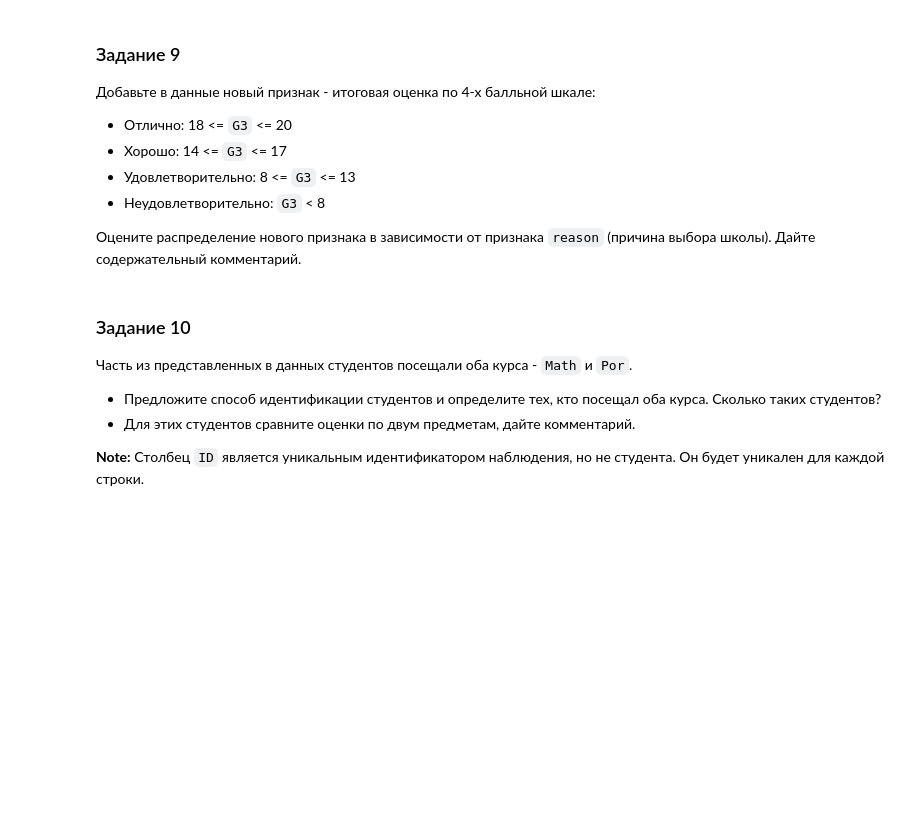
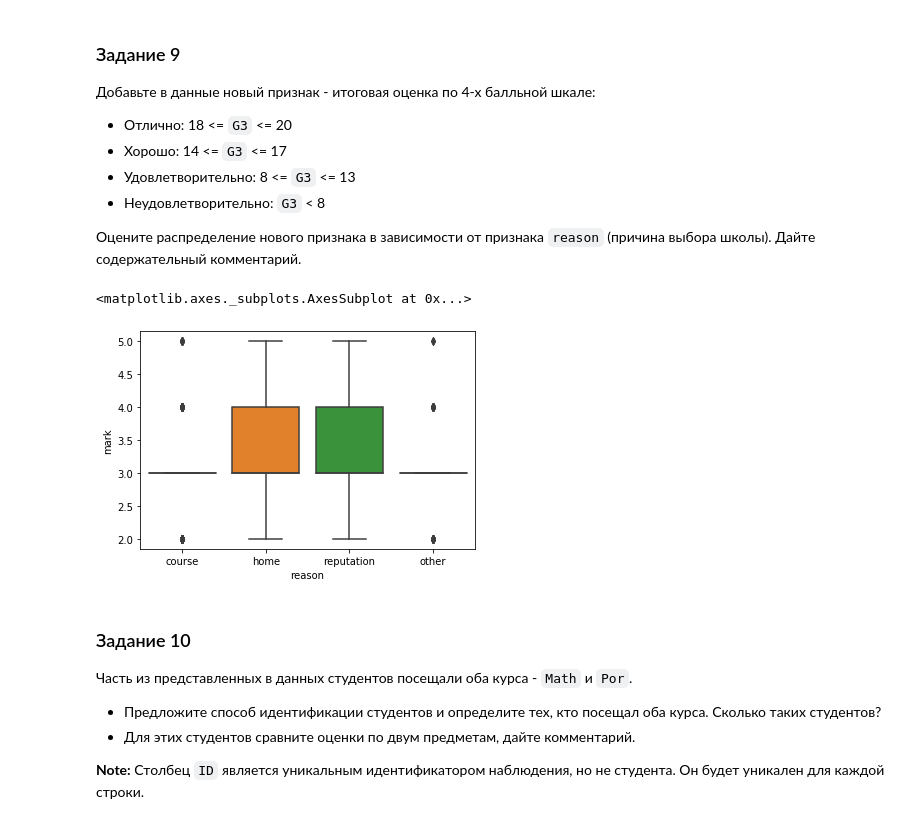
Before and after one commit to dariaAlium/DA, a Jupyter notebook: Lab_1_Exploratory_analysis.ipynb, the cells around one changed output. Saved outputs shown, nothing was run; the diff lists cells and outputs as text; code cells hidden in the pictures; blank space fills up the shorter version.

```diff
--- a/Lab_1_Exploratory_analysis.ipynb
+++ b/Lab_1_Exploratory_analysis.ipynb
@@ -357,3 +408,19 @@ sb.heatmap(corr, xticklabels=corr.columns.values,
+# %%
+def rule(g):
+  if 18 <= g <= 20 :
+    return 5
+  elif 14 <= g <= 17:
+    return 4
+  elif 8 <= g <= 13:
+    return 3
+  else:
+    return 2
+tmp = data[['G1', 'G2', 'G3']]
+data['mark'] = tmp.apply(lambda x: rule(x['G1']), axis =  1)
+sb.boxplot(x="reason", y="mark", data=data)
+# %% [output]
+<matplotlib.axes._subplots.AxesSubplot at 0x...>
+[figure, added]
 # %% [markdown]
 ### Задание  10 <a id="task10"></a>
 
```
Also changed, not shown: parts of 16 cells of this notebook.
